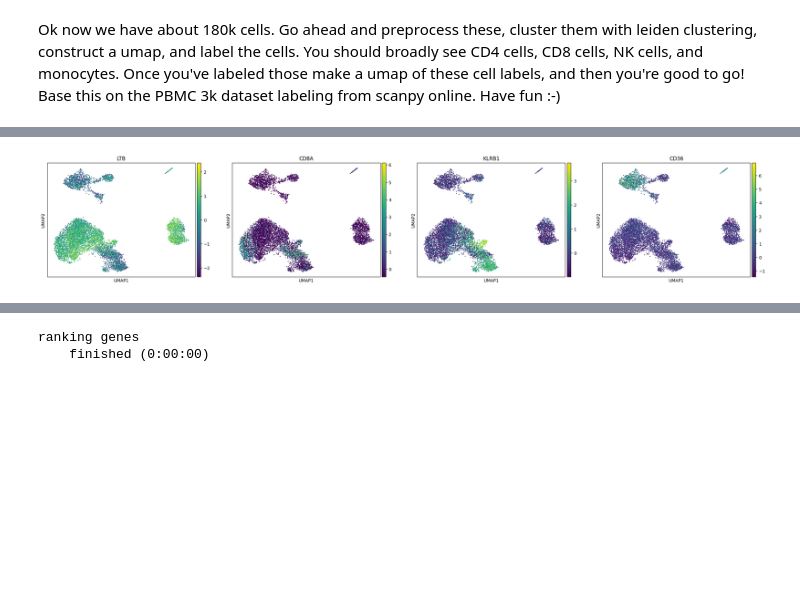
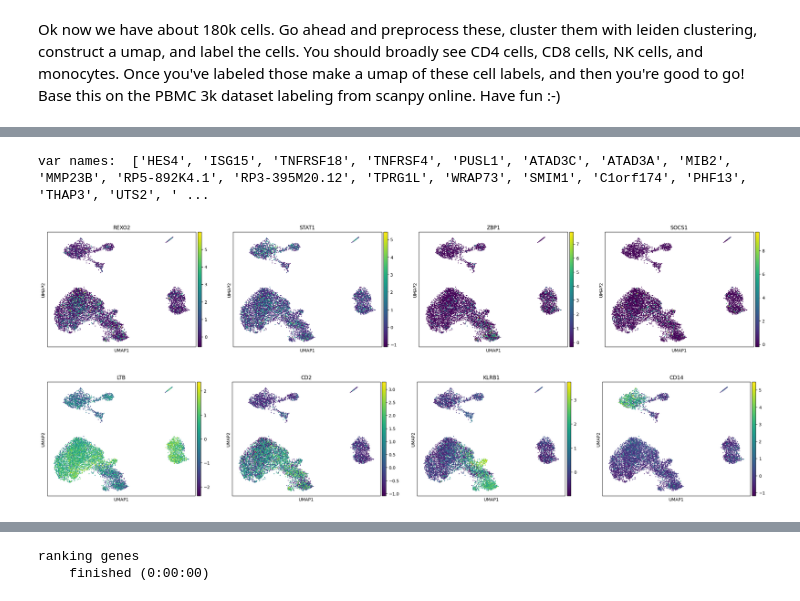
Before and after one commit to meyer-lab/bi-cytok, a Jupyter notebook: HelenPractice.ipynb, the cells around one changed output, grey strips where cells are left out. Cells and saved outputs as stored; diff of their text form; code cells hidden in the pictures; blank space fills up the shorter version.

```diff
--- a/HelenPractice.ipynb
+++ b/HelenPractice.ipynb
@@ -141,9 +167,12 @@ sc.pl.umap(X_ctrl)
 [figure]
 # %%
-# print("var names: ", list(X_ctrl.var_names))
-sc.pl.umap(X_ctrl, color=["LTB", "CD8A", "KLRB1", "CD36"])
+print("var names: ", list(X_ctrl.var_names))
+sc.pl.umap(X_ctrl, color=["REXO2", "STAT1", "ZBP1", "SOCS1"])
+sc.pl.umap(X_ctrl, color=["LTB", "CD2", "KLRB1", "CD14"])
 # %% [output]
+var names:  ['HES4', 'ISG15', 'TNFRSF18', 'TNFRSF4', 'PUSL1', 'ATAD3C', 'ATAD3A', 'MIB2', 'MMP23B', 'RP5-892K4.1', 'RP3-395M20.12', 'TPRG1L', 'WRAP73', 'SMIM1', 'C1orf174', 'PHF13', 'THAP3', 'UTS2', ' ...
-[figure, old version]
+[figure, new version]
+[figure, added]
 # %%
 sc.tl.leiden(
     X_ctrl,
```
Also changed, not shown: parts of 7 cells of this notebook.
